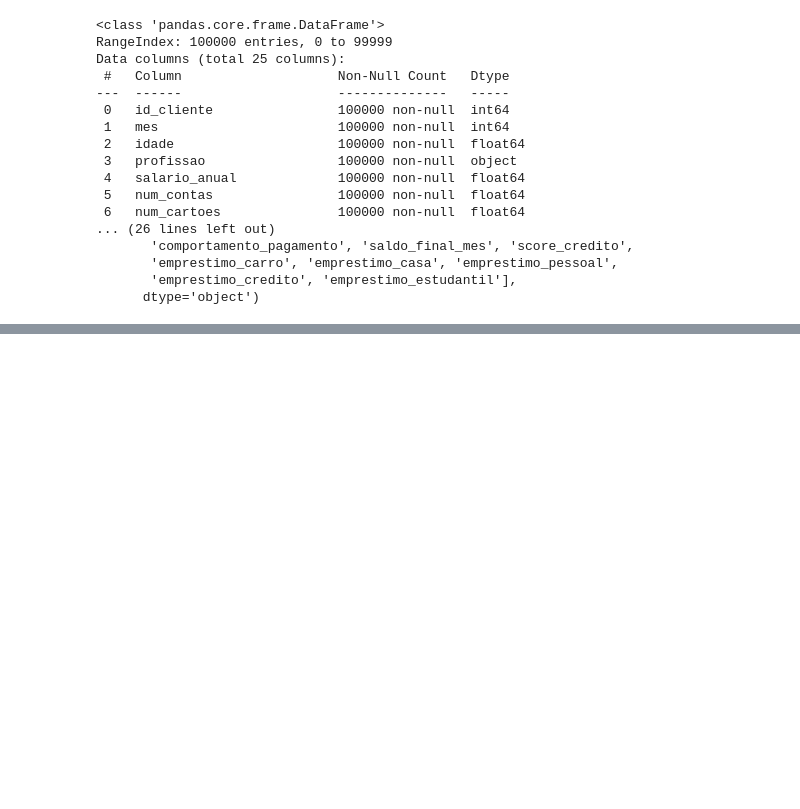
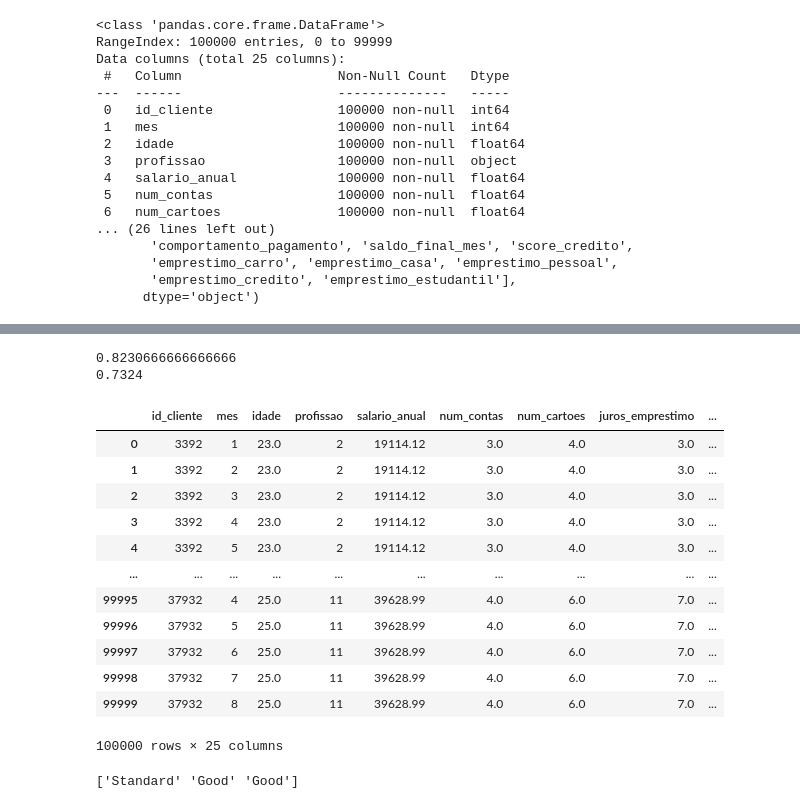
Before and after one commit to ju-liana-rodrigues/estudo-de-caso-score, a Jupyter notebook: projetoinicial.ipynb, the cells around one changed output, grey strips where cells are left out. Drawn from its saved outputs; the diff is of its cells as text; code cells hidden in the pictures; blank space fills up the shorter version.

```diff
--- a/projetoinicial.ipynb
+++ b/projetoinicial.ipynb
@@ -103,0 +147,54 @@ x_treino, x_teste, y_treino, y_teste = train_test_split(x, y, test_size=0.3, ran
+# %%
+from sklearn.metrics import accuracy_score
+
+#  previsoes
+previsao_arvore = modelo_arvore.predict(x_teste)
+previsao_knn = modelo_knn.predict(x_teste.to_numpy())
+
+
+# comparando as previsoes com o y_teste
+print(accuracy_score(y_teste, previsao_arvore))
+print(accuracy_score(y_teste, previsao_knn))
+# %% [output]
+0.8230666666666666
+0.7324
+# %%
+import pandas as pd
+from sklearn.preprocessing import LabelEncoder, StandardScaler
+
+# Carregar os dados dos novos clientes
+novos_clientes = pd.read_csv('/content/drive/MyDrive/Estudo de Caso Score de crédito/Estudo de caso Score dos clientes/novos_clientes.csv')
+display(tabela)
+
+# Separar as colunas numéricas e categóricas
+colunas_numericas = novos_clientes.select_dtypes(include=['number']).columns
+colunas_categoricas = novos_clientes.select_dtypes(include=['object']).columns
+
+# Codificar as colunas categóricas
+codificador = LabelEncoder()
+for coluna in colunas_categoricas:
+    if coluna != "score_credito":
+        novos_clientes[coluna] = codificador.fit_transform(novos_clientes[coluna].fillna('missing'))  # Tratar valores ausentes
+
+# Normalizar as colunas numéricas (opcional, se necessário)
+scaler = StandardScaler()
+novos_clientes[colunas_numericas] = scaler.fit_transform(novos_clientes[colunas_numericas])
+
+# Prever os resultados
+previsoes = modelo_arvore.predict(novos_clientes)
+print(previsoes)
+# %% [output]
+|  | id_cliente | mes | idade | profissao | salario_anual | num_contas | num_cartoes | juros_emprestimo | ... |
+| 0 | 3392 | 1 | 23.0 | 2 | 19114.12 | 3.0 | 4.0 | 3.0 | ... |
+| 1 | 3392 | 2 | 23.0 | 2 | 19114.12 | 3.0 | 4.0 | 3.0 | ... |
+| 2 | 3392 | 3 | 23.0 | 2 | 19114.12 | 3.0 | 4.0 | 3.0 | ... |
+| 3 | 3392 | 4 | 23.0 | 2 | 19114.12 | 3.0 | 4.0 | 3.0 | ... |
+| 4 | 3392 | 5 | 23.0 | 2 | 19114.12 | 3.0 | 4.0 | 3.0 | ... |
+| ... | ... | ... | ... | ... | ... | ... | ... | ... | ... |
+| 99995 | 37932 | 4 | 25.0 | 11 | 39628.99 | 4.0 | 6.0 | 7.0 | ... |
+| 99996 | 37932 | 5 | 25.0 | 11 | 39628.99 | 4.0 | 6.0 | 7.0 | ... |
+| 99997 | 37932 | 6 | 25.0 | 11 | 39628.99 | 4.0 | 6.0 | 7.0 | ... |
+| 99998 | 37932 | 7 | 25.0 | 11 | 39628.99 | 4.0 | 6.0 | 7.0 | ... |
+| 99999 | 37932 | 8 | 25.0 | 11 | 39628.99 | 4.0 | 6.0 | 7.0 | ... |
+100000 rows × 25 columns
+['Standard' 'Good' 'Good']
```
Also changed, not shown: parts of 13 cells of this notebook.
